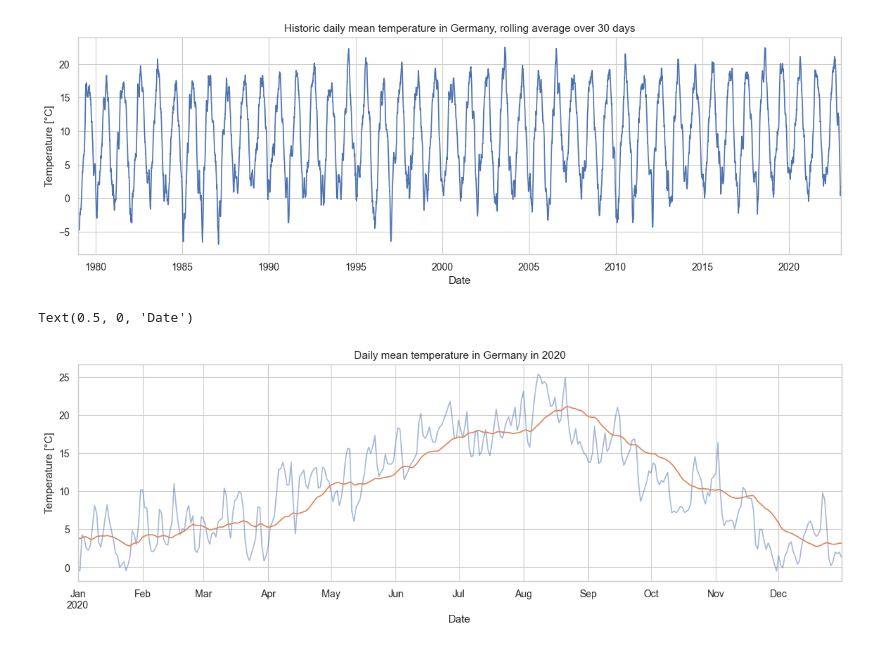
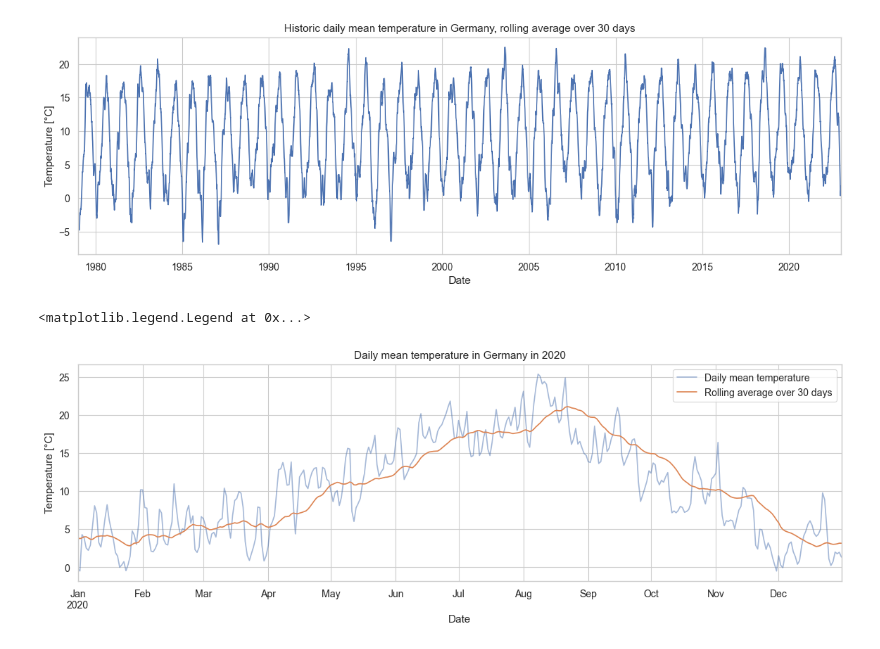
Before and after one commit to f-linus/natural_gas_consumption_modelling, a Jupyter notebook: notebooks/data_overview/001 Historic daily mean temperature in Germany.ipynb, the cells around one changed output. Saved outputs shown, nothing was run; the diff lists cells and outputs as text; code cells hidden in the pictures.

Commit message:
Added legend for second plot

```diff
--- a/notebooks/data_overview/001 Historic daily mean temperature in Germany.ipynb
+++ b/notebooks/data_overview/001 Historic daily mean temperature in Germany.ipynb
@@ -33,12 +33,13 @@ Text(0.5, 0, 'Date')
 # %%
 # Look at rolling average and daily values for 2020
 fig, ax = plt.subplots(figsize=(14, 4))
 temperature_celsius_germany['2020'].plot(ax=ax, alpha=0.5)
 temperature_celsius_germany_rolling['2020'].plot(ax=ax)
 
 ax.set_title('Daily mean temperature in Germany in 2020')
 ax.set_ylabel('Temperature [°C]')
 ax.set_xlabel('Date')
+ax.legend(['Daily mean temperature', 'Rolling average over 30 days'])
 # %% [output]
-Text(0.5, 0, 'Date')
+<matplotlib.legend.Legend at 0x...>
-[figure, old version]
+[figure, new version]
```
